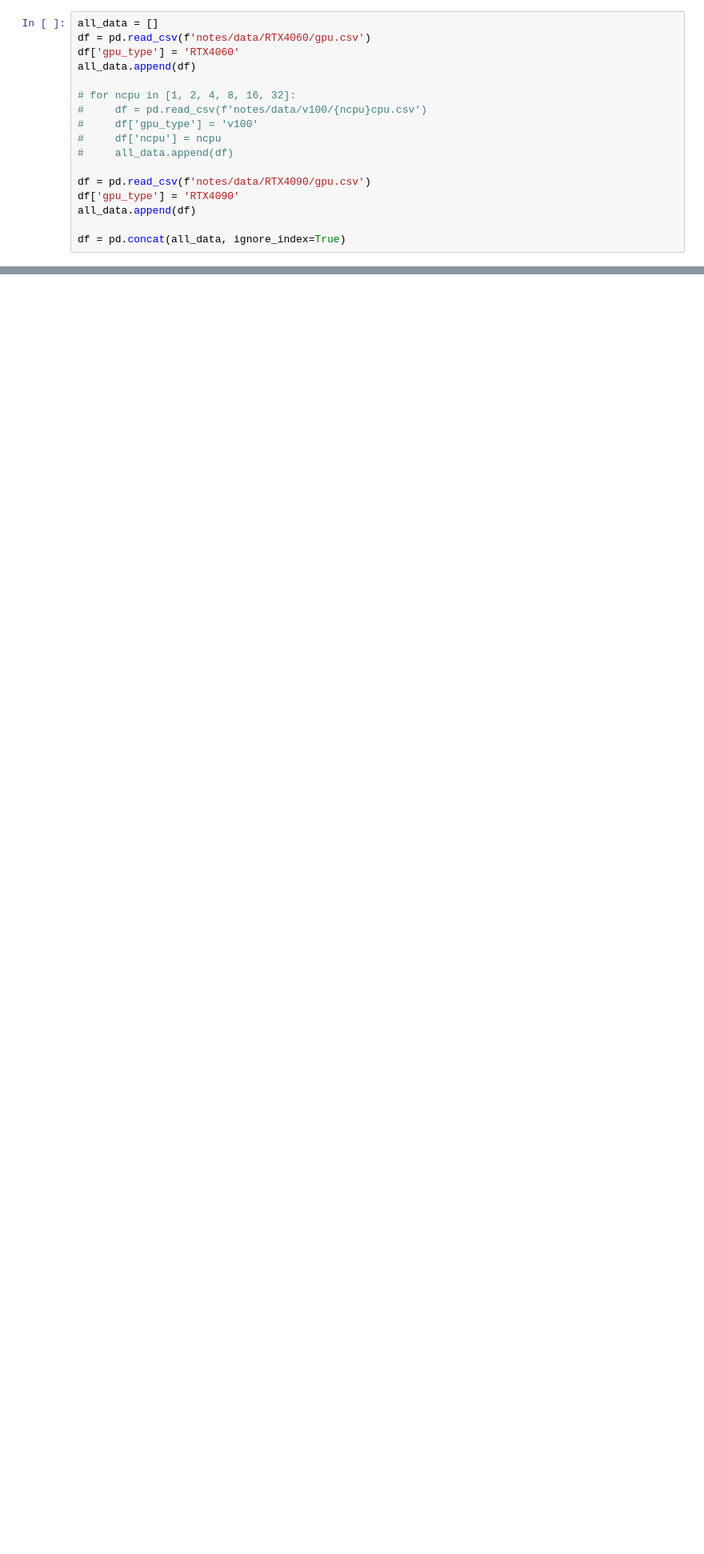
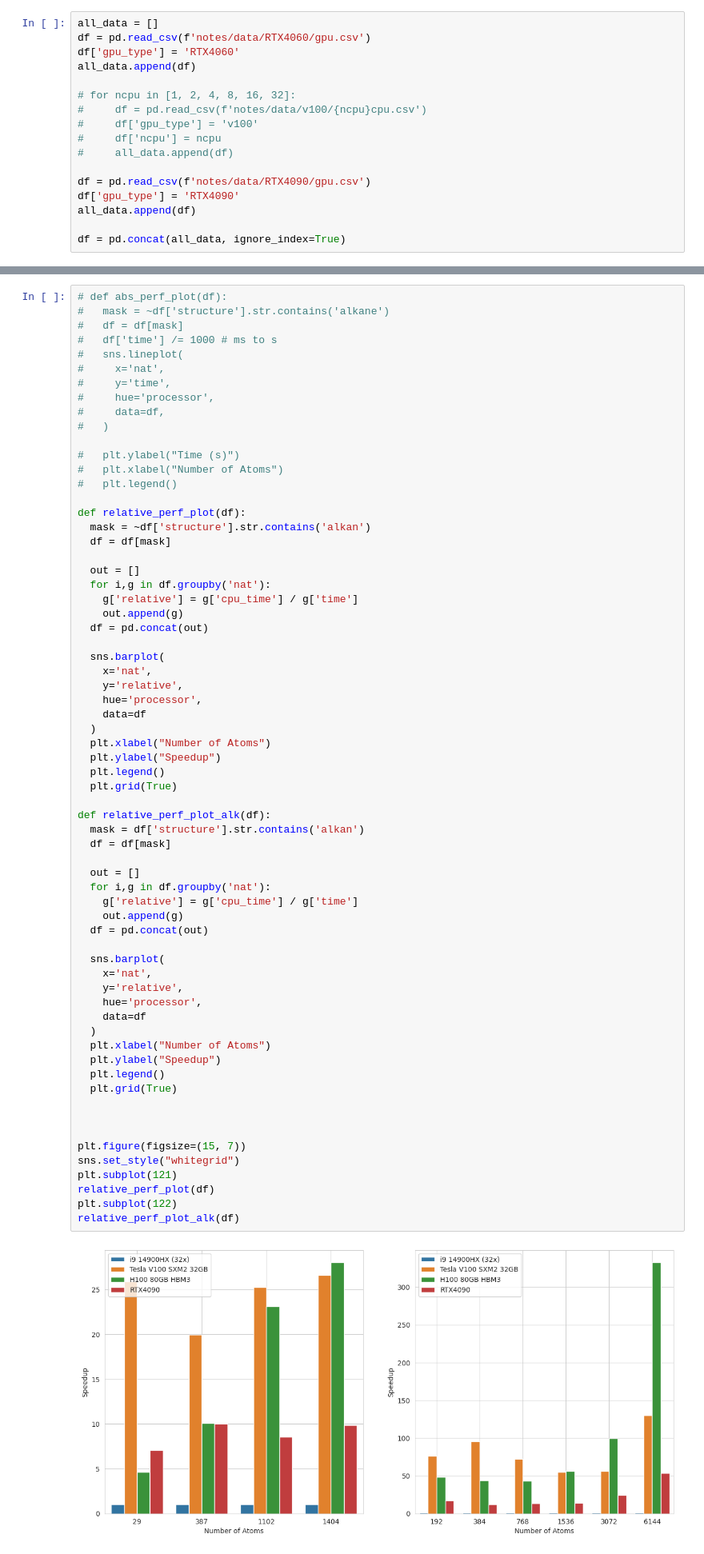
Before and after one commit to tornikeo/tblite, a Jupyter notebook: notes/make_figures.ipynb, the cells around one changed output, grey strips where cells are left out. Shown: that part at 80% size. Saved outputs shown, nothing was run; the diff lists cells and outputs as text; blank space fills up the shorter version.

```diff
--- a/notes/make_figures.ipynb
+++ b/notes/make_figures.ipynb
@@ -319,3 +189,71 @@ array(['H2', 'alkane_10', 'dna', 'alkane_342', '1lyz-lysozyme',
+# %%
+# def abs_perf_plot(df):
+#   mask = ~df['structure'].str.contains('alkane')
+#   df = df[mask]
+#   df['time'] /= 1000 # ms to s
+#   sns.lineplot(
+#     x='nat',
+#     y='time',
+#     hue='processor',
+#     data=df,
+#   )
+
+#   plt.ylabel("Time (s)")
+#   plt.xlabel("Number of Atoms")
+#   plt.legend()
+
+def relative_perf_plot(df):
+  mask = ~df['structure'].str.contains('alkan')
+  df = df[mask]
+
+  out = []
+  for i,g in df.groupby('nat'):
+    g['relative'] = g['cpu_time'] / g['time']
+    out.append(g)
+  df = pd.concat(out)
+
+  sns.barplot(
+    x='nat',
+    y='relative',
+    hue='processor',
+    data=df
+  )
+  plt.xlabel("Number of Atoms")
+  plt.ylabel("Speedup")
+  plt.legend()
+  plt.grid(True)
+
+def relative_perf_plot_alk(df):
+  mask = df['structure'].str.contains('alkan')
+  df = df[mask]
+
+  out = []
+  for i,g in df.groupby('nat'):
+    g['relative'] = g['cpu_time'] / g['time']
+    out.append(g)
+  df = pd.concat(out)
+
+  sns.barplot(
+    x='nat',
+    y='relative',
+    hue='processor',
+    data=df
+  )
+  plt.xlabel("Number of Atoms")
+  plt.ylabel("Speedup")
+  plt.legend()
+  plt.grid(True)
+
+
+
+plt.figure(figsize=(15, 7))
+sns.set_style("whitegrid")
+plt.subplot(121)
+relative_perf_plot(df)
+plt.subplot(122)
+relative_perf_plot_alk(df)
+# %% [output]
+[figure, added]
 # %%
 !meson compile -C build/ && ./build/app/tblite test/perf/aspirin.sdf
 # %% [output]
```
Also changed, not shown: parts of 9 cells of this notebook.
